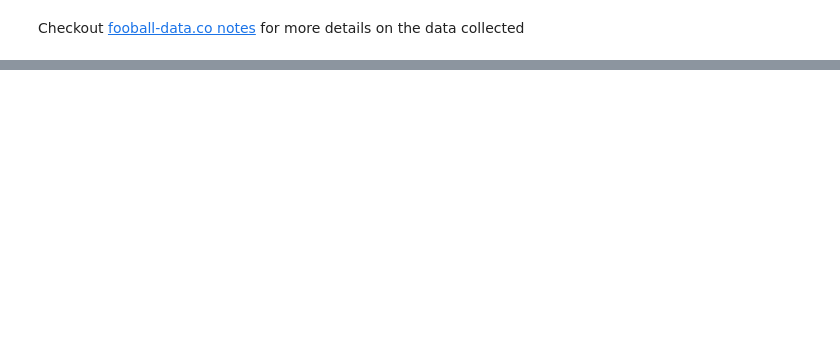
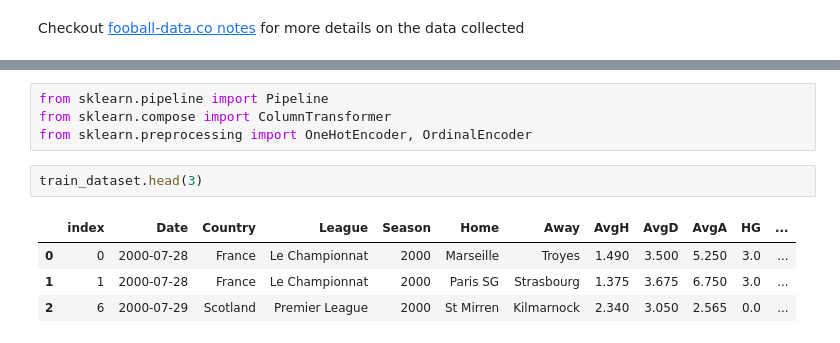
Before and after one commit to The-Professor99/ML_Practice, a Jupyter notebook: 002_Classification_Odd_Even_Football_Results.ipynb, the cells around one changed output, grey strips where cells are left out. Cells and saved outputs as stored; diff of their text form; blank space fills up the shorter version.

```diff
--- a/002_Classification_Odd_Even_Football_Results.ipynb
+++ b/002_Classification_Odd_Even_Football_Results.ipynb
@@ -78,0 +157,11 @@ dataset
+# %%
+from sklearn.pipeline import Pipeline
+from sklearn.compose import ColumnTransformer
+from sklearn.preprocessing import OneHotEncoder, OrdinalEncoder
+# %%
+train_dataset.head(3)
+# %% [output]
+|  | index | Date | Country | League | Season | Home | Away | AvgH | AvgD | AvgA | HG | ... |
+| 0 | 0 | 2000-07-28 | France | Le Championnat | 2000 | Marseille | Troyes | 1.490 | 3.500 | 5.250 | 3.0 | ... |
+| 1 | 1 | 2000-07-28 | France | Le Championnat | 2000 | Paris SG | Strasbourg | 1.375 | 3.675 | 6.750 | 3.0 | ... |
+| 2 | 6 | 2000-07-29 | Scotland | Premier League | 2000 | St Mirren | Kilmarnock | 2.340 | 3.050 | 2.565 | 0.0 | ... |
```
Also changed, not shown: parts of 53 cells of this notebook.
